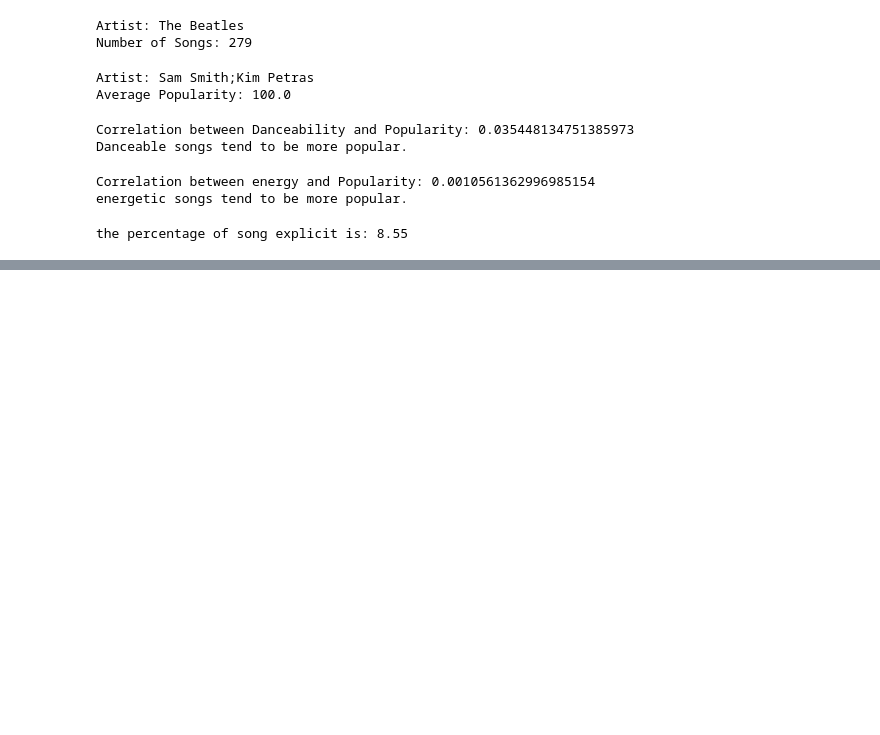
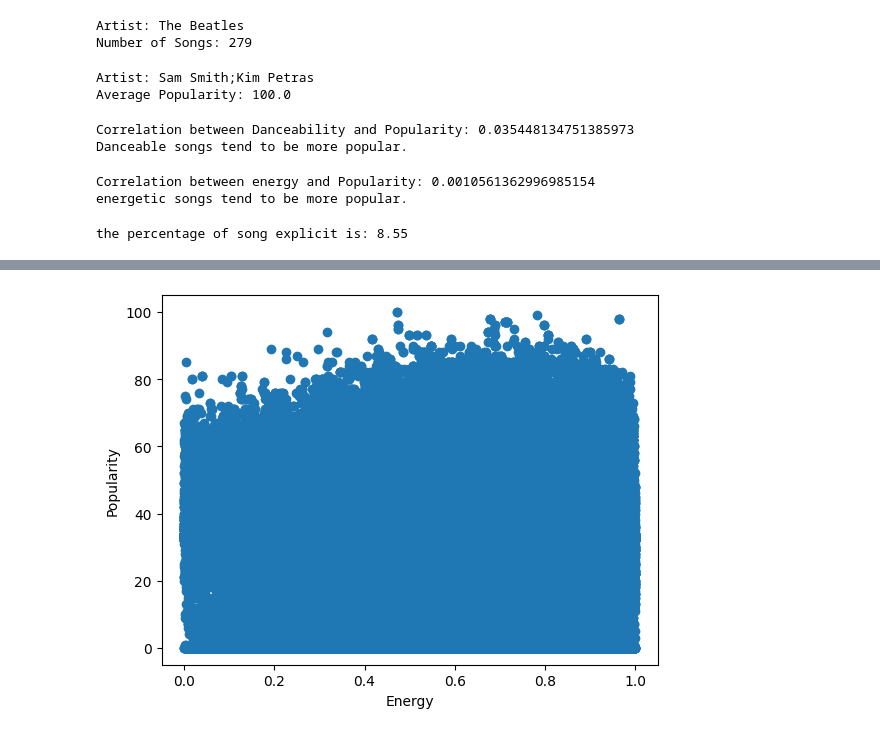
Before and after one commit to pavithrasmv/pandas, a Jupyter notebook: pandas project.ipynb, the cells around one changed output, grey strips where cells are left out. Cells and saved outputs as stored; diff of their text form; code cells hidden in the pictures; blank space fills up the shorter version.

```diff
--- a/pandas project.ipynb
+++ b/pandas project.ipynb
@@ -98,0 +169,7 @@ the percentage of song explicit is: 8.55
+# %%
+plt.scatter(df["energy"], df["popularity"])
+plt.xlabel("Energy")
+plt.ylabel("Popularity")
+plt.show()
+# %% [output]
+[figure, added]
```
Also changed, not shown: parts of 12 cells of this notebook.
